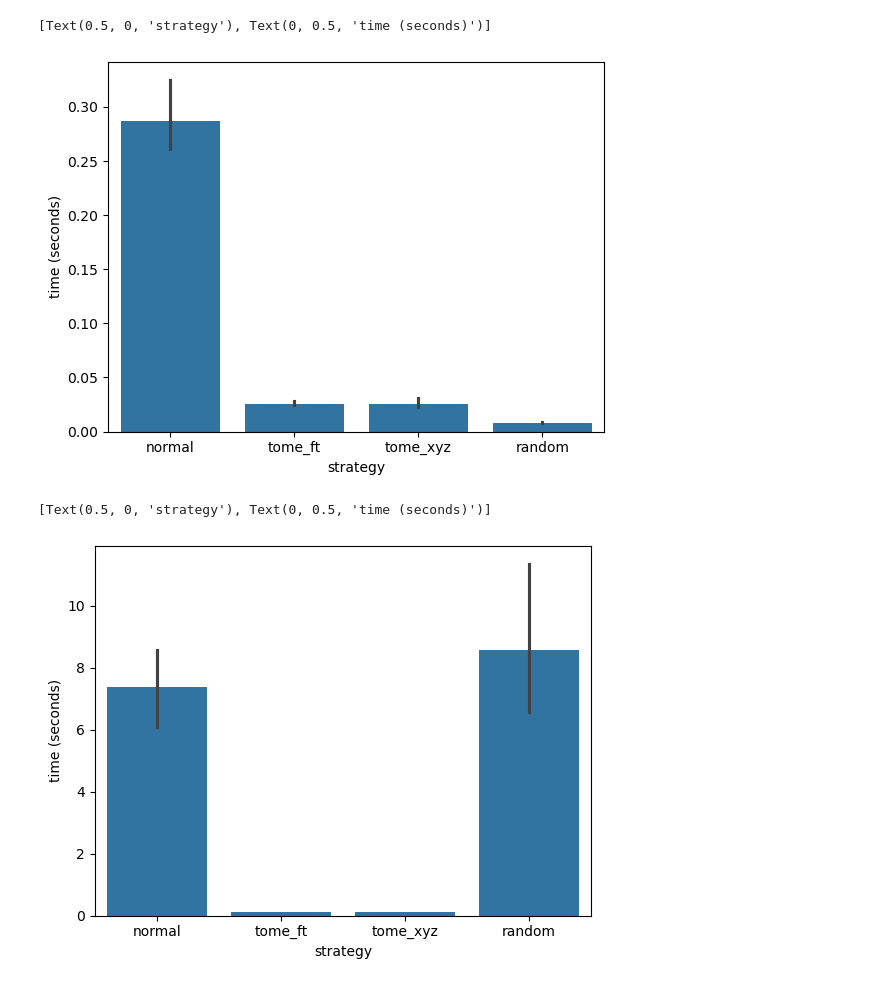
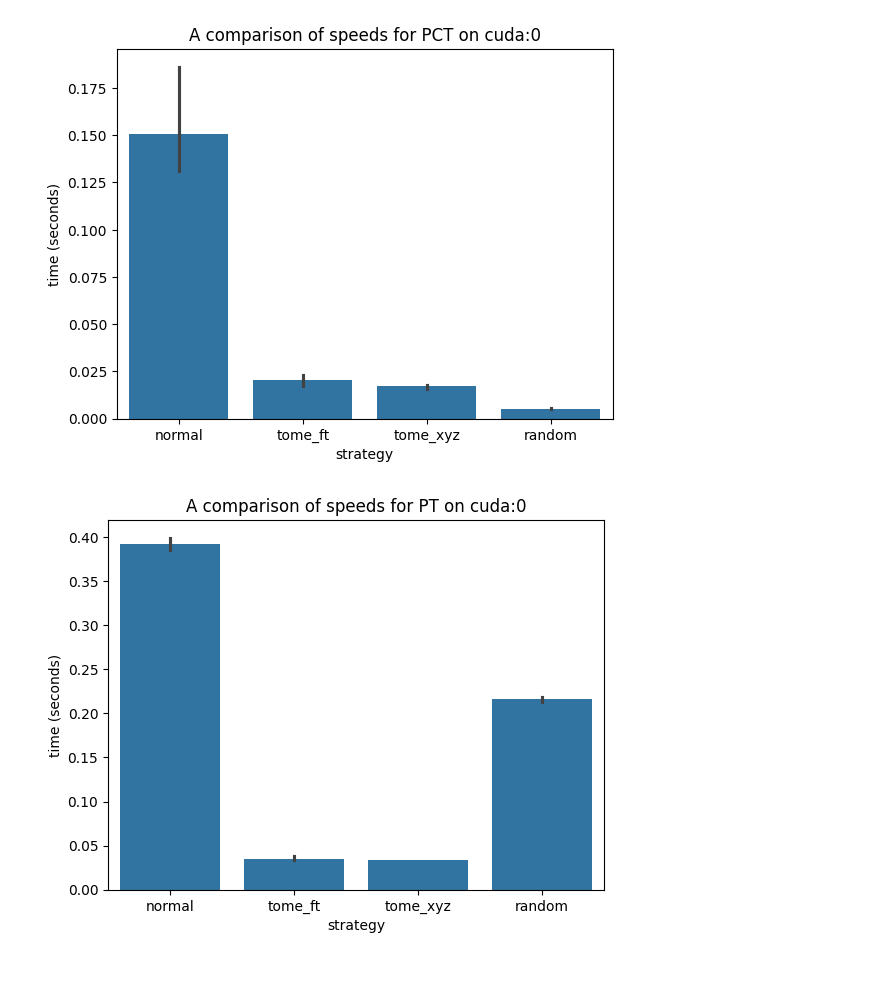
Before and after one commit to mehardsingh/point-transformer-cardinality-reduction, a Jupyter notebook: best_accs.ipynb, the cells around one changed output. Cells and saved outputs as stored; diff of their text form; code cells hidden in the pictures.

Commit message:
made figures for speeds

```diff
--- a/best_accs.ipynb
+++ b/best_accs.ipynb
@@ -17,11 +30,10 @@ for i in range(1, 5):
 # %%
-from src.train.config import Config as ModelConfig
-from src.models.pct.point_transformer_cls import get_model as get_pct, get_loss as get_pct_loss
-from src.models.pt.model import get_model as get_pt, get_loss as get_pt_loss
 
+device = 'cuda:0'
 
-def get_model(model_name, method, num_points, num_class, input_dim, init_hidden_dim, k, device):
-    model_config = ModelConfig(method, num_points, num_class, input_dim, init_hidden_dim, k)
+def get_model(model_name, method, num_points, num_class, input_dim, init_hidden_dim, k, device,further_ds=0):
+    model_config = ModelConfig(method, num_points, num_class, input_dim, init_hidden_dim, k,tome_further_ds=1.000-further_ds)
+    print(model_config.tome_further_ds)
     if model_name == "pct":
         model = get_pct(model_config).float().to(device)
         loss_fn = get_pct_loss()
@@ -85,10 +92,10 @@ model, _ = get_model(
     3,
     32,
     16,
-    "mps"
+    device
 )
 
-input_tensor = torch.rand(32, 1024, 3).to("mps")
+input_tensor = torch.rand(32, 1024, 3).to(device)
 flops, params = get_model_complexity_info(model, (1024, 3), as_strings=True, print_per_layer_stat=True)
 
 # print('FLOPs:', flops)
@@ -116,5 +123,4 @@ PointTransformerCls(
 # %%
-import time
 
 time_dict = dict()
 
@@ -128,22 +134,23 @@ for model_name in ["pct", "pt"]:
         hidden_size = 32
         k = 16
 
-    for strat in ["normal", "tome_ft", "tome_xyz", "random"]:
+    for strat,downsample in product(["normal", "tome_ft", "tome_xyz", "random"],[0.0]):
         model, _ = get_model(
-            model_name,
-            strat,
-            1024,
-            40,
-            3,
-            hidden_size,
-            k,
-            "mps"
+            model_name=model_name,
+            method=strat,
+            num_points=1024,
+            num_class=40,
+            input_dim=3,
+            init_hidden_dim=hidden_size,
+            k=k,
+            device=device,
+            # further_ds=downsample
         )
 
-        N = 5
+        N = 7
         times = list()
         for i in range(N):
-            input = torch.rand(32, 1024, 3).to("mps")
+            input = torch.rand(16, 1024, 3).to(device)
             start = time.time()
             model(input)
             end = time.time()
@@ -156,12 +181,14 @@ melted = pd.DataFrame(time_dict).reset_index().melt(id_vars = 'index').explode(c
 melted
 ax = sns.barplot(melted[melted['variable'] == 'pct'],x='index',y='value')
 ax.set(xlabel='strategy', ylabel='time (seconds)')
+ax.set(title=f'A comparison of speeds for PCT on {device}')
+ax.get_figure().savefig(f'figures/prune_speeds_pct_{device}.png')
 # %% [output]
-[Text(0.5, 0, 'strategy'), Text(0, 0.5, 'time (seconds)')]
-[figure, old version]
+[figure, new version]
 # %%
 ax = sns.barplot(melted[melted['variable'] == 'pt'],x='index',y='value')
 ax.set(xlabel='strategy', ylabel='time (seconds)')
+ax.set(title=f'A comparison of speeds for PT on {device}')
+ax.get_figure().savefig(f'figures/prune_speeds_pt_{device}.png')
 # %% [output]
-[Text(0.5, 0, 'strategy'), Text(0, 0.5, 'time (seconds)')]
-[figure, old version]
+[figure, new version]
```
Also changed, not shown: parts of 10 cells of this notebook, 4 other files.
